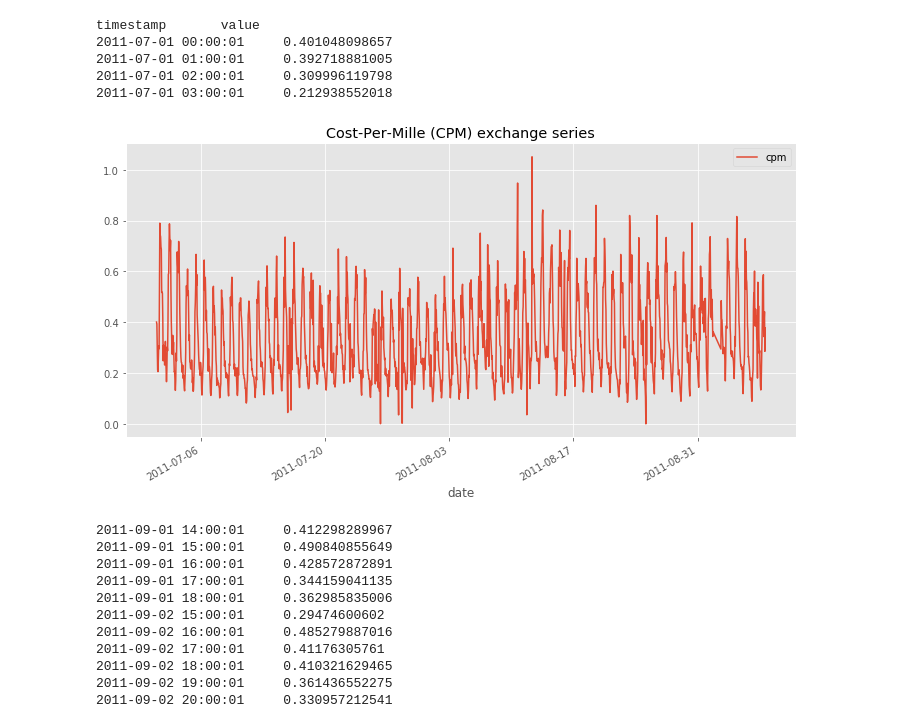
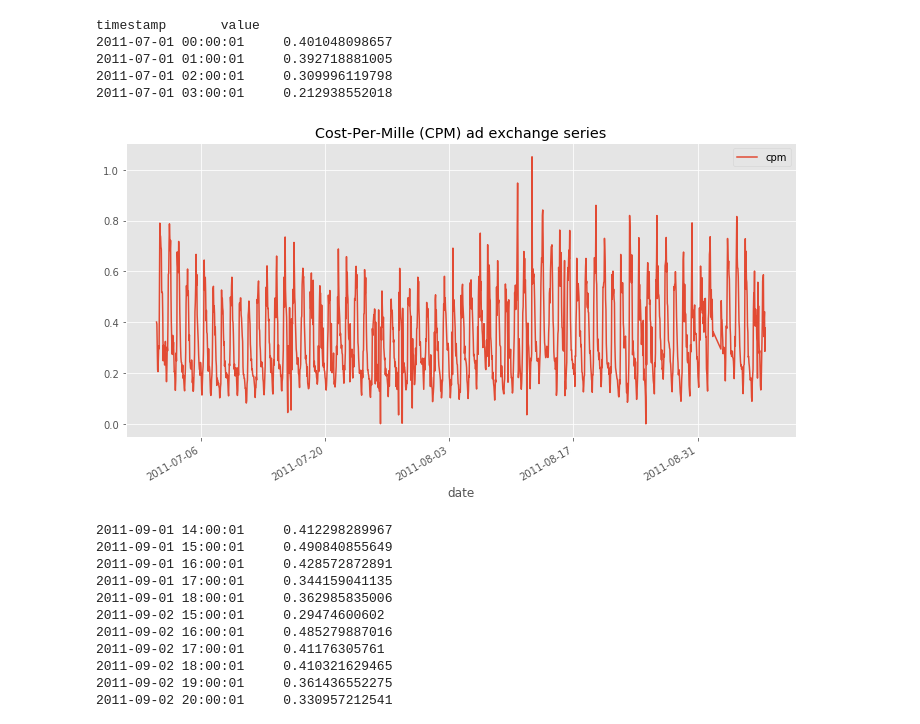
Before and after one commit to sebastianmarkow/blog-appendix, a Jupyter notebook: outlier-detection-with-rpca/anomaly-detection-on-time-series-via-rpca.ipynb, the cells around one changed output. Cells and saved outputs as stored; diff of their text form; code cells hidden in the pictures.

```diff
--- a/outlier-detection-with-rpca/anomaly-detection-on-time-series-via-rpca.ipynb
+++ b/outlier-detection-with-rpca/anomaly-detection-on-time-series-via-rpca.ipynb
@@ -554,9 +551,9 @@ timestamp       value
 df_cpm = pd.read_csv('data/exchange-2_cpm_results.csv', index_col='date', names=['date', 'cpm'],
                      sep=',', parse_dates=True, header=0)
 # %%
-df_cpm.plot(title='Cost-Per-Mille (CPM) exchange series', **PLTARGS);
+df_cpm.plot(title='Cost-Per-Mille (CPM) ad exchange series', **PLTARGS);
 # %% [output]
-[figure, old version]
+[figure, new version]
 # %%
 !sed -n '1500,1515p' data/exchange-2_cpm_results.csv | tr ',' '\t'
 # %% [output]
```
Also changed, not shown: parts of 19 cells of this notebook, 1 other file.
